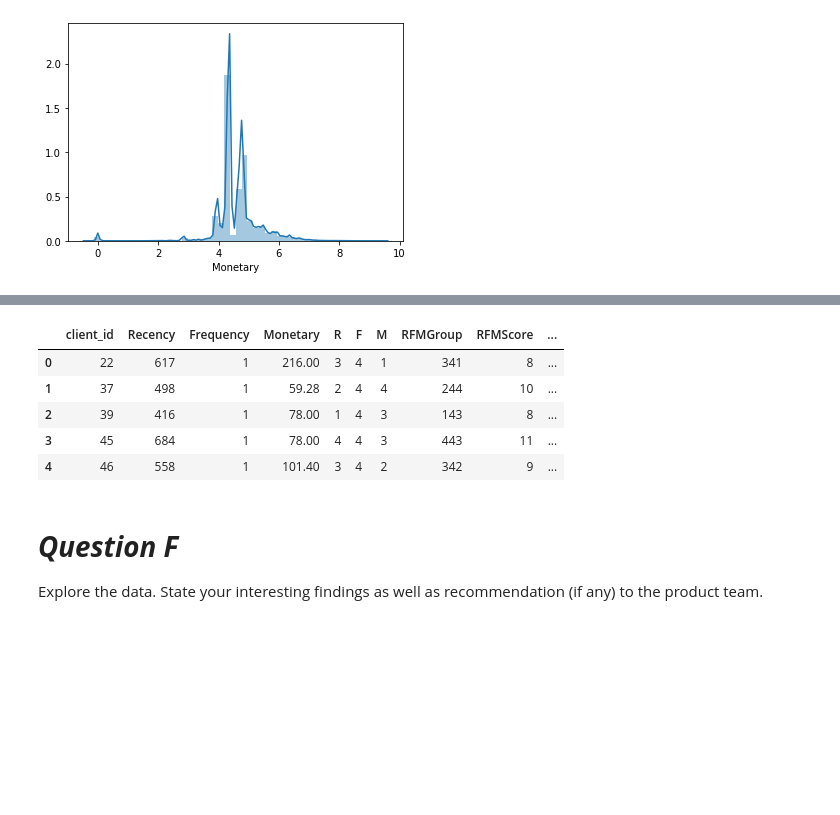
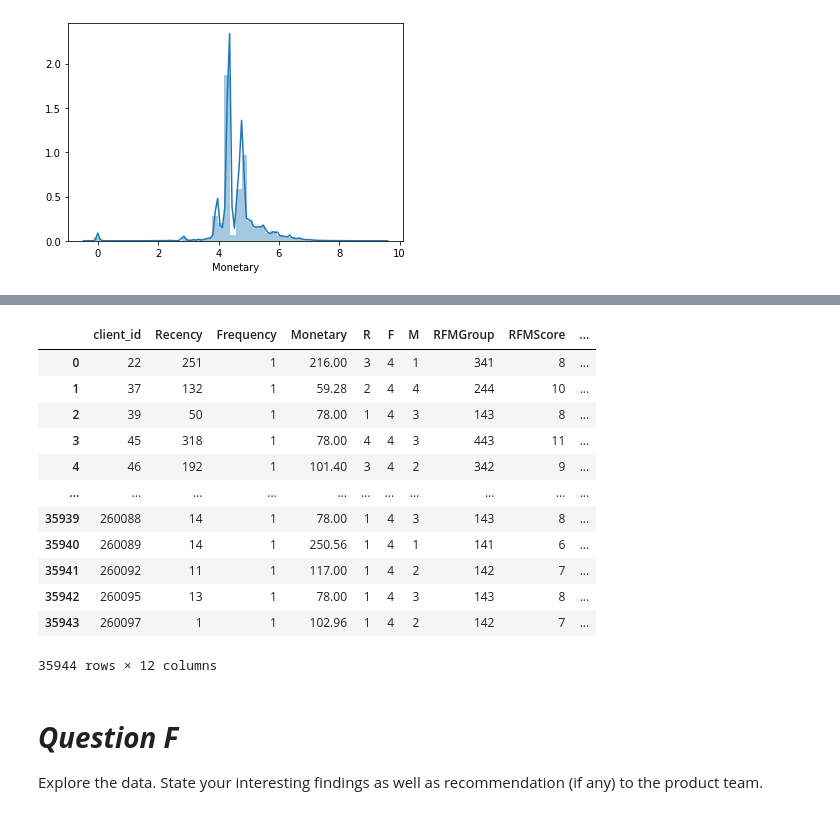
Before and after one commit to muslikhannur/P_SalesData_WranglingTest, a Jupyter notebook: WranglingTest_SalesData.ipynb, the cells around one changed output, grey strips where cells are left out. Saved outputs shown, nothing was run; the diff lists cells and outputs as text; code cells hidden in the pictures; blank space fills up the shorter version.

```diff
--- a/WranglingTest_SalesData.ipynb
+++ b/WranglingTest_SalesData.ipynb
@@ -246,7 +246,7 @@ The company is planning to give free vouchers to its loyal customers at the end
 # Start with RFM Analaysis. Loyal is always based on Recency, Frequency and Monetary
 
 # Beginning of Recency = Set the end of the year, as Requested
-Latest_Date = dt.datetime(2020,12,31)
+Latest_Date = dt.datetime(2019,12,31)
 
 # Create RFM Modelling scores for each customer
 RFMScores = SalesDataCleanPaid.groupby('client_id').agg({'invoice_paid_at': lambda x: (Latest_Date - x.max()).days,
@@ -601,12 +605,19 @@ ax = RFMScores.plot(
 # %%
-RFMScores.head()
+RFMScores
 # %% [output]
 |  | client_id | Recency | Frequency | Monetary | R | F | M | RFMGroup | RFMScore | ... |
-| 0 | 22 | 617 | 1 | 216.00 | 3 | 4 | 1 | 341 | 8 | ... |
-| 1 | 37 | 498 | 1 | 59.28 | 2 | 4 | 4 | 244 | 10 | ... |
-| 2 | 39 | 416 | 1 | 78.00 | 1 | 4 | 3 | 143 | 8 | ... |
-| 3 | 45 | 684 | 1 | 78.00 | 4 | 4 | 3 | 443 | 11 | ... |
-| 4 | 46 | 558 | 1 | 101.40 | 3 | 4 | 2 | 342 | 9 | ... |
+| 0 | 22 | 251 | 1 | 216.00 | 3 | 4 | 1 | 341 | 8 | ... |
+| 1 | 37 | 132 | 1 | 59.28 | 2 | 4 | 4 | 244 | 10 | ... |
+| 2 | 39 | 50 | 1 | 78.00 | 1 | 4 | 3 | 143 | 8 | ... |
+| 3 | 45 | 318 | 1 | 78.00 | 4 | 4 | 3 | 443 | 11 | ... |
+| 4 | 46 | 192 | 1 | 101.40 | 3 | 4 | 2 | 342 | 9 | ... |
+| ... | ... | ... | ... | ... | ... | ... | ... | ... | ... | ... |
+| 35939 | 260088 | 14 | 1 | 78.00 | 1 | 4 | 3 | 143 | 8 | ... |
+| 35940 | 260089 | 14 | 1 | 250.56 | 1 | 4 | 1 | 141 | 6 | ... |
+| 35941 | 260092 | 11 | 1 | 117.00 | 1 | 4 | 2 | 142 | 7 | ... |
+| 35942 | 260095 | 13 | 1 | 78.00 | 1 | 4 | 3 | 143 | 8 | ... |
+| 35943 | 260097 | 1 | 1 | 102.96 | 1 | 4 | 2 | 142 | 7 | ... |
+35944 rows × 12 columns
 # %% [markdown]
 # ***Question F***
 Explore the data. State your interesting findings as well as recommendation (if any) to the product team.
```
Also changed, not shown: parts of 26 cells of this notebook.
